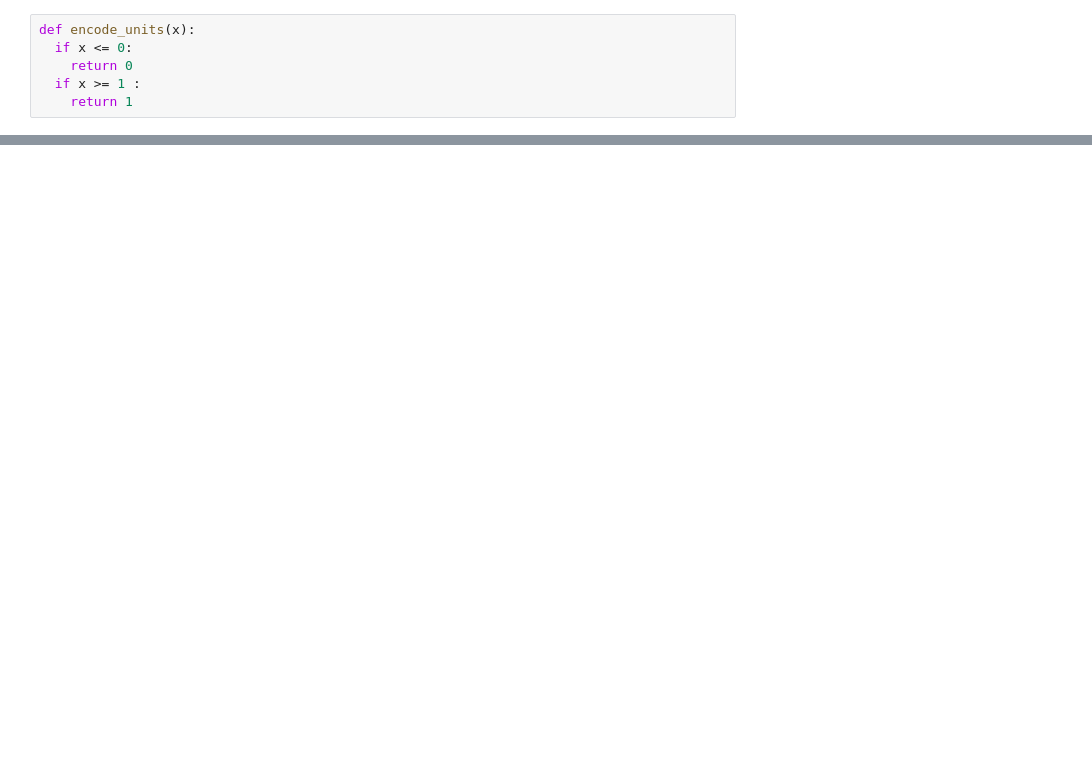
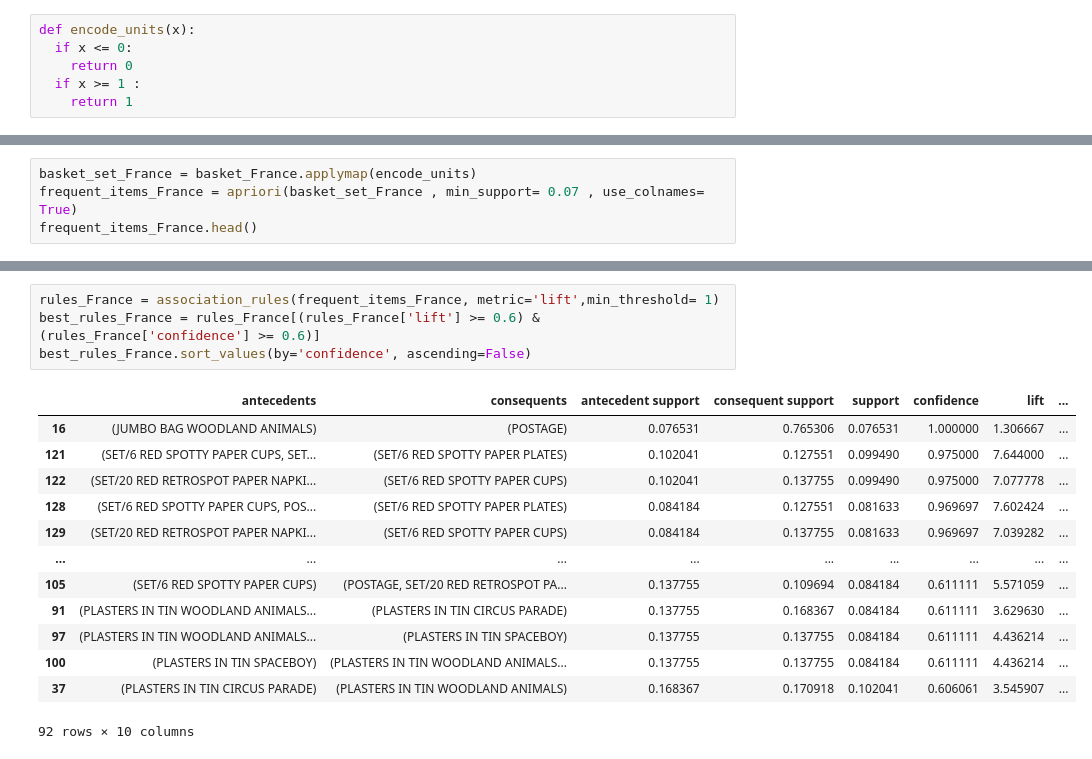
Before and after one commit to zinakhazaee/MachineLearning-UnsupervisedLearning-Association, a Jupyter notebook: AssignmentData.ipynb, the cells around one changed output, grey strips where cells are left out. Saved outputs shown, nothing was run; the diff lists cells and outputs as text; blank space fills up the shorter version.

```diff
--- a/AssignmentData.ipynb
+++ b/AssignmentData.ipynb
@@ -166,0 +101,4 @@ best_rules2.sort_values(by='confidence', ascending=False)
+# %%
+basket_set_France = basket_France.applymap(encode_units)
+frequent_items_France = apriori(basket_set_France , min_support= 0.07 , use_colnames= True)
+frequent_items_France.head()
@@ -166,0 +163,18 @@ best_rules2.sort_values(by='confidence', ascending=False)
+# %%
+rules_France = association_rules(frequent_items_France, metric='lift',min_threshold= 1)
+best_rules_France = rules_France[(rules_France['lift'] >= 0.6) & (rules_France['confidence'] >= 0.6)]
+best_rules_France.sort_values(by='confidence', ascending=False)
+# %% [output]
+|  | antecedents | consequents | antecedent support | consequent support | support | confidence | lift | ... |
+| 16 | (JUMBO BAG WOODLAND ANIMALS) | (POSTAGE) | 0.076531 | 0.765306 | 0.076531 | 1.000000 | 1.306667 | ... |
+| 121 | (SET/6 RED SPOTTY PAPER CUPS, SET... | (SET/6 RED SPOTTY PAPER PLATES) | 0.102041 | 0.127551 | 0.099490 | 0.975000 | 7.644000 | ... |
+| 122 | (SET/20 RED RETROSPOT PAPER NAPKI... | (SET/6 RED SPOTTY PAPER CUPS) | 0.102041 | 0.137755 | 0.099490 | 0.975000 | 7.077778 | ... |
+| 128 | (SET/6 RED SPOTTY PAPER CUPS, POS... | (SET/6 RED SPOTTY PAPER PLATES) | 0.084184 | 0.127551 | 0.081633 | 0.969697 | 7.602424 | ... |
+| 129 | (SET/20 RED RETROSPOT PAPER NAPKI... | (SET/6 RED SPOTTY PAPER CUPS) | 0.084184 | 0.137755 | 0.081633 | 0.969697 | 7.039282 | ... |
+| ... | ... | ... | ... | ... | ... | ... | ... | ... |
+| 105 | (SET/6 RED SPOTTY PAPER CUPS) | (POSTAGE, SET/20 RED RETROSPOT PA... | 0.137755 | 0.109694 | 0.084184 | 0.611111 | 5.571059 | ... |
+| 91 | (PLASTERS IN TIN WOODLAND ANIMALS... | (PLASTERS IN TIN CIRCUS PARADE) | 0.137755 | 0.168367 | 0.084184 | 0.611111 | 3.629630 | ... |
+| 97 | (PLASTERS IN TIN WOODLAND ANIMALS... | (PLASTERS IN TIN SPACEBOY) | 0.137755 | 0.137755 | 0.084184 | 0.611111 | 4.436214 | ... |
+| 100 | (PLASTERS IN TIN SPACEBOY) | (PLASTERS IN TIN WOODLAND ANIMALS... | 0.137755 | 0.137755 | 0.084184 | 0.611111 | 4.436214 | ... |
+| 37 | (PLASTERS IN TIN CIRCUS PARADE) | (PLASTERS IN TIN WOODLAND ANIMALS) | 0.168367 | 0.170918 | 0.102041 | 0.606061 | 3.545907 | ... |
+92 rows × 10 columns
```
Also changed, not shown: parts of 19 cells of this notebook.
